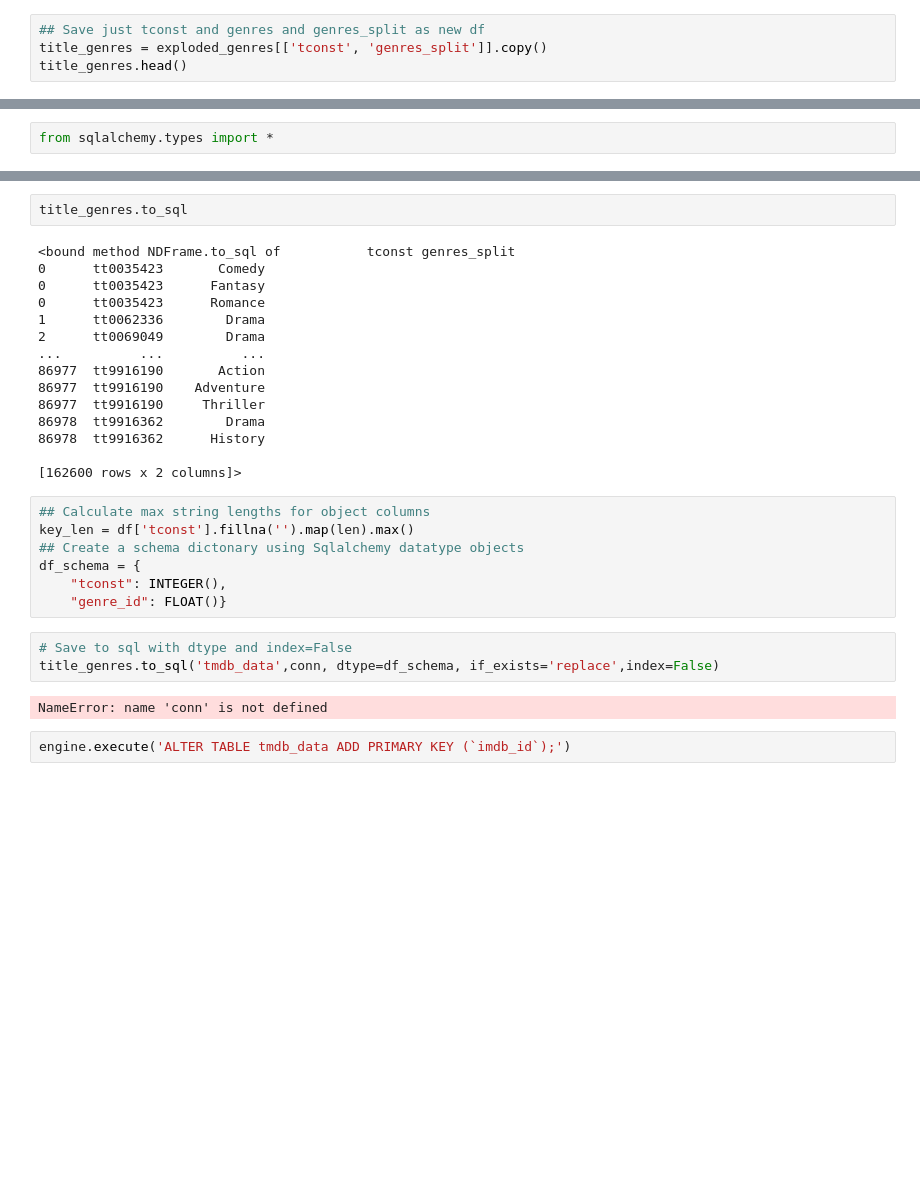
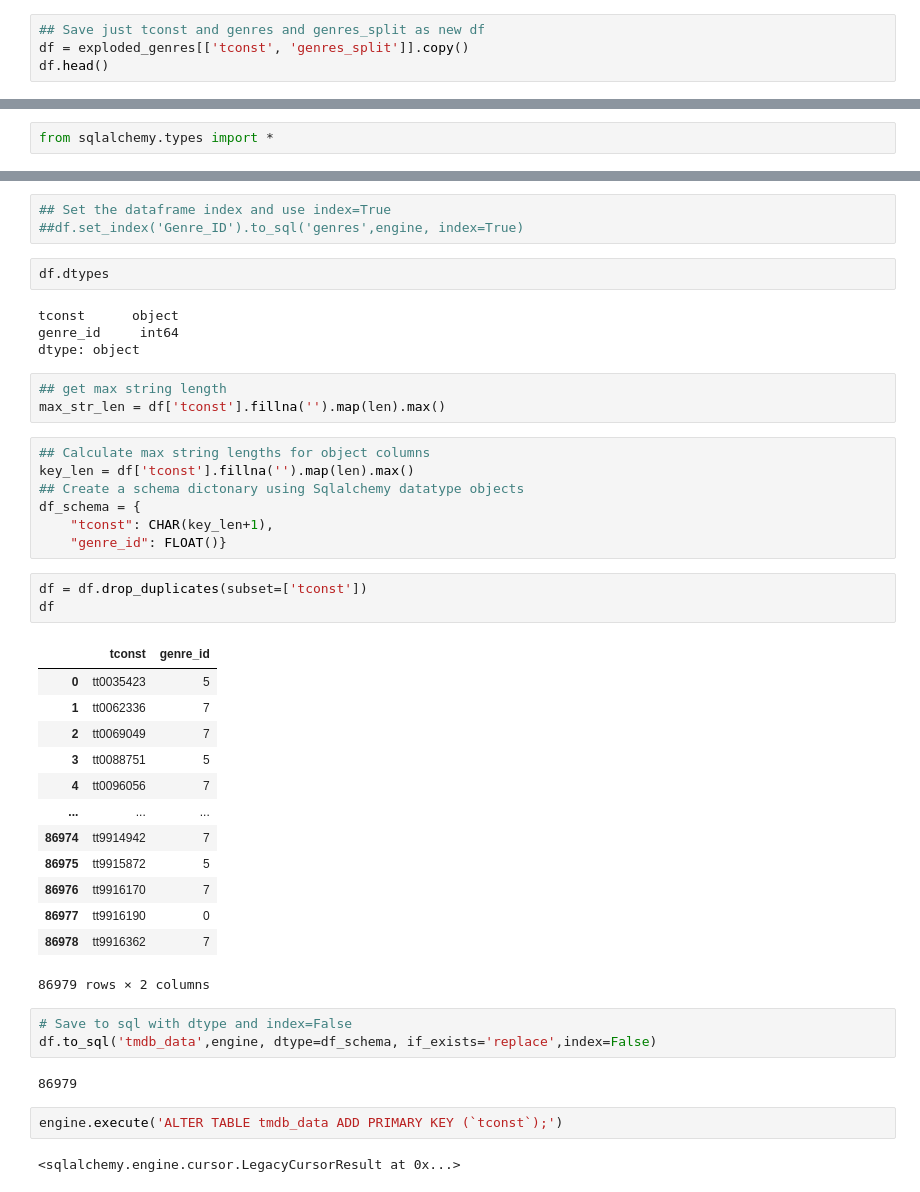
Before and after one commit to brittanymlassiter/Project-2, a Jupyter notebook: Project 2 Part 3B.ipynb, the cells around one changed output, grey strips where cells are left out. Drawn from its saved outputs; the diff is of its cells as text; blank space fills up the shorter version.

```diff
--- a/Project 2 Part 3B.ipynb
+++ b/Project 2 Part 3B.ipynb
@@ -102,8 +100,8 @@ exploded_genres
 unique_genres = sorted(exploded_genres['genres_split'].unique())
 # %%
 ## Save just tconst and genres and genres_split as new df
-title_genres = exploded_genres[['tconst', 'genres_split']].copy()
-title_genres.head()
+df = exploded_genres[['tconst', 'genres_split']].copy()
+df.head()
 # %% [output]
 |  | tconst | genres_split |
 | 0 | tt0035423 | Comedy |
@@ -191,31 +177,45 @@ title_genres_dtypes
-# %%
-title_genres.to_sql
-# %% [output]
-<bound method NDFrame.to_sql of           tconst genres_split
-0      tt0035423       Comedy
-0      tt0035423      Fantasy
-0      tt0035423      Romance
-1      tt0062336        Drama
-2      tt0069049        Drama
-...          ...          ...
-86977  tt9916190       Action
-86977  tt9916190    Adventure
-86977  tt9916190     Thriller
-86978  tt9916362        Drama
-86978  tt9916362      History
-
-[162600 rows x 2 columns]>
+# %%
+## Set the dataframe index and use index=True
+##df.set_index('Genre_ID').to_sql('genres',engine, index=True)
+# %%
+df.dtypes
+# %% [output]
+tconst      object
+genre_id     int64
+dtype: object
+# %%
+## get max string length
+max_str_len = df['tconst'].fillna('').map(len).max()
 # %%
 ## Calculate max string lengths for object columns
 key_len = df['tconst'].fillna('').map(len).max()
 ## Create a schema dictonary using Sqlalchemy datatype objects
 df_schema = {
-    "tconst": INTEGER(),
+    "tconst": CHAR(key_len+1),
     "genre_id": FLOAT()}
+# %%
+df = df.drop_duplicates(subset=['tconst'])
+df
+# %% [output]
+|  | tconst | genre_id |
+| 0 | tt0035423 | 5 |
+| 1 | tt0062336 | 7 |
+| 2 | tt0069049 | 7 |
+| 3 | tt0088751 | 5 |
+| 4 | tt0096056 | 7 |
+| ... | ... | ... |
+| 86974 | tt9914942 | 7 |
+| 86975 | tt9915872 | 5 |
+| 86976 | tt9916170 | 7 |
+| 86977 | tt9916190 | 0 |
+| 86978 | tt9916362 | 7 |
+86979 rows × 2 columns
 # %%
 # Save to sql with dtype and index=False
-title_genres.to_sql('tmdb_data',conn, dtype=df_schema, if_exists='replace',index=False)
+df.to_sql('tmdb_data',engine, dtype=df_schema, if_exists='replace',index=False)
 # %% [output]
-NameError: name 'conn' is not defined
+86979
 # %%
-engine.execute('ALTER TABLE tmdb_data ADD PRIMARY KEY (`imdb_id`);')
+engine.execute('ALTER TABLE tmdb_data ADD PRIMARY KEY (`tconst`);')
+# %% [output]
+<sqlalchemy.engine.cursor.LegacyCursorResult at 0x...>
```
Also changed, not shown: parts of 6 cells of this notebook, 1 other file.
